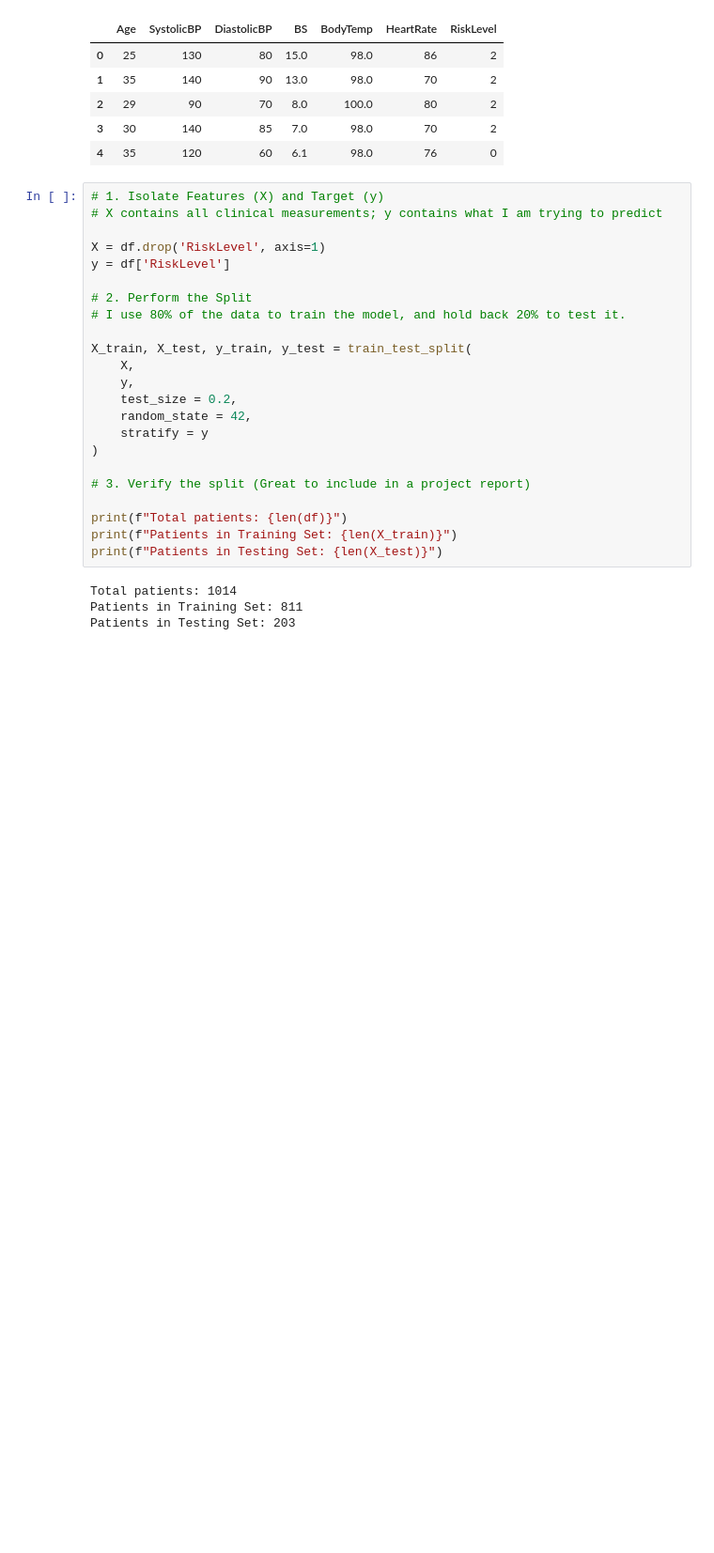
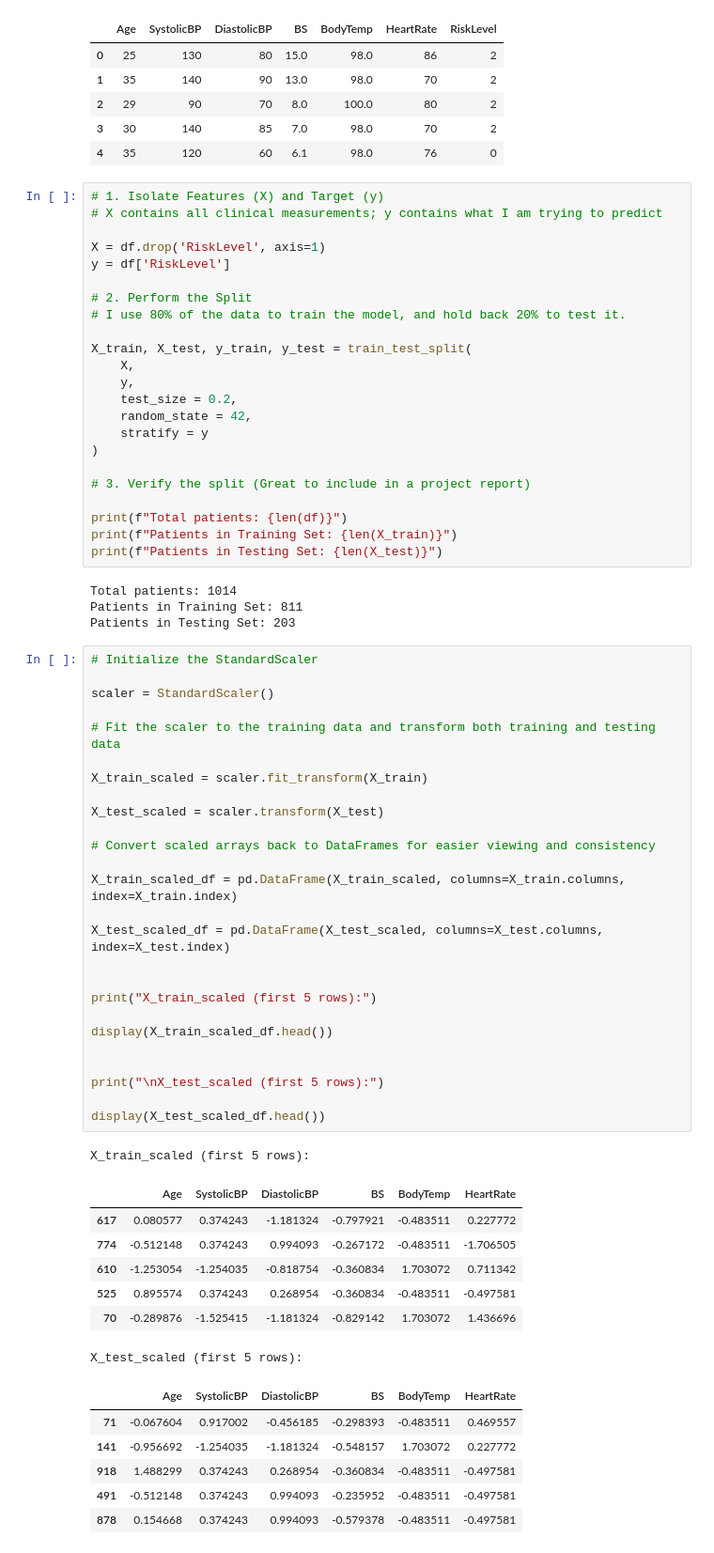
Before and after one commit to mahmooda23/Early-Risk-Stratification-of-Maternal-Complications-during-Pregnancy-, a Jupyter notebook: predict_risk_during_pregnancy.ipynb, the cells around one changed output. Shown at 94% size. Saved outputs shown, nothing was run; the diff lists cells and outputs as text; blank space fills up the shorter version.

```diff
--- a/predict_risk_during_pregnancy.ipynb
+++ b/predict_risk_during_pregnancy.ipynb
@@ -207,3 +208,44 @@ print(f"Patients in Testing Set: {len(X_test)}")
 Total patients: 1014
 Patients in Training Set: 811
 Patients in Testing Set: 203
+# %%
+# Initialize the StandardScaler
+
+scaler = StandardScaler()
+
+# Fit the scaler to the training data and transform both training and testing data
+
+X_train_scaled = scaler.fit_transform(X_train)
+
+X_test_scaled = scaler.transform(X_test)
+
+# Convert scaled arrays back to DataFrames for easier viewing and consistency
+
+X_train_scaled_df = pd.DataFrame(X_train_scaled, columns=X_train.columns, index=X_train.index)
+
+X_test_scaled_df = pd.DataFrame(X_test_scaled, columns=X_test.columns, index=X_test.index)
+
+
+print("X_train_scaled (first 5 rows):")
+
+display(X_train_scaled_df.head())
+
+
+print("\nX_test_scaled (first 5 rows):")
+
+display(X_test_scaled_df.head())
+# %% [output]
+X_train_scaled (first 5 rows):
+|  | Age | SystolicBP | DiastolicBP | BS | BodyTemp | HeartRate |
+| 617 | 0.080577 | 0.374243 | -1.181324 | -0.797921 | -0.483511 | 0.227772 |
+| 774 | -0.512148 | 0.374243 | 0.994093 | -0.267172 | -0.483511 | -1.706505 |
+| 610 | -1.253054 | -1.254035 | -0.818754 | -0.360834 | 1.703072 | 0.711342 |
+| 525 | 0.895574 | 0.374243 | 0.268954 | -0.360834 | -0.483511 | -0.497581 |
+| 70 | -0.289876 | -1.525415 | -1.181324 | -0.829142 | 1.703072 | 1.436696 |
+X_test_scaled (first 5 rows):
+|  | Age | SystolicBP | DiastolicBP | BS | BodyTemp | HeartRate |
+| 71 | -0.067604 | 0.917002 | -0.456185 | -0.298393 | -0.483511 | 0.469557 |
+| 141 | -0.956692 | -1.254035 | -1.181324 | -0.548157 | 1.703072 | 0.227772 |
+| 918 | 1.488299 | 0.374243 | 0.268954 | -0.360834 | -0.483511 | -0.497581 |
+| 491 | -0.512148 | 0.374243 | 0.994093 | -0.235952 | -0.483511 | -0.497581 |
+| 878 | 0.154668 | 0.374243 | 0.994093 | -0.579378 | -0.483511 | -0.497581 |
```
Also changed, not shown: parts of 6 cells of this notebook.
